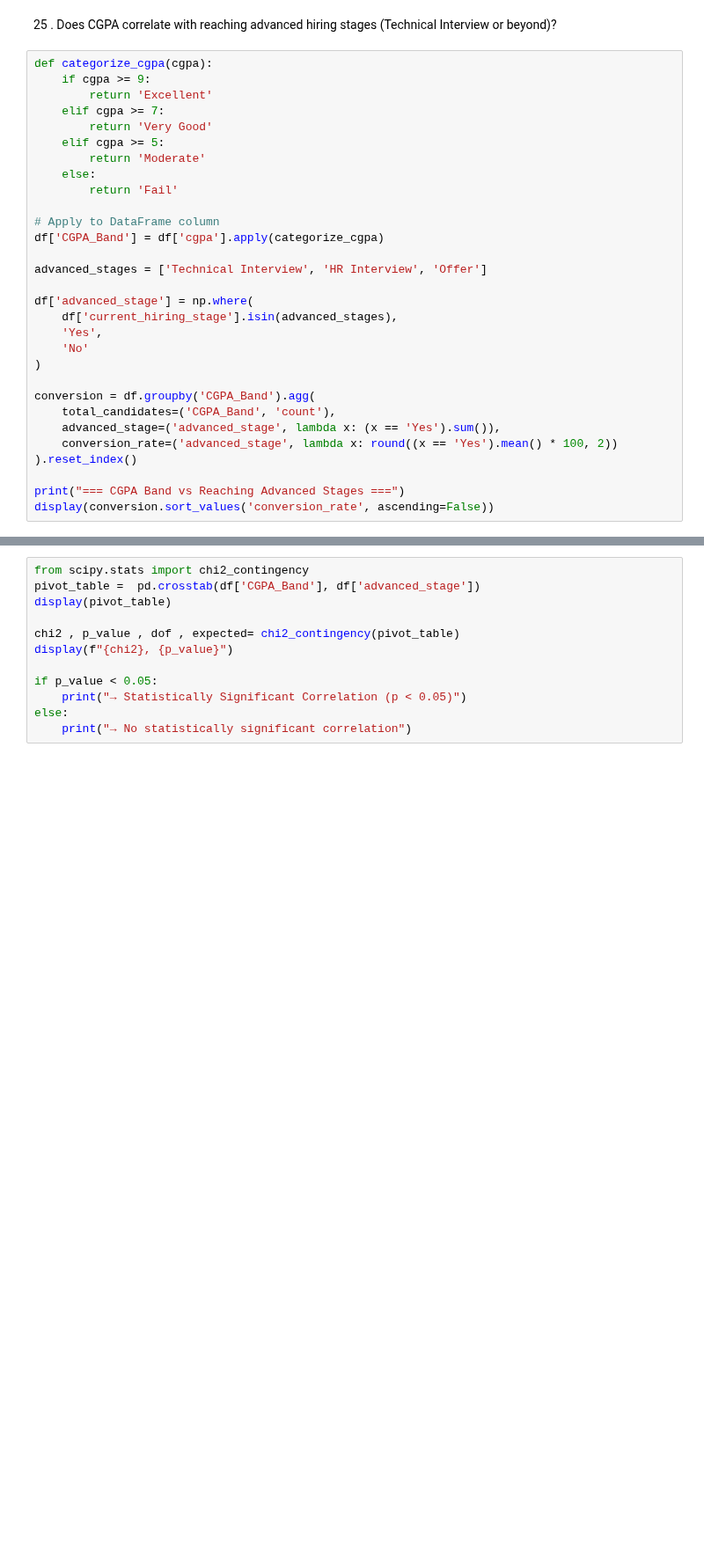
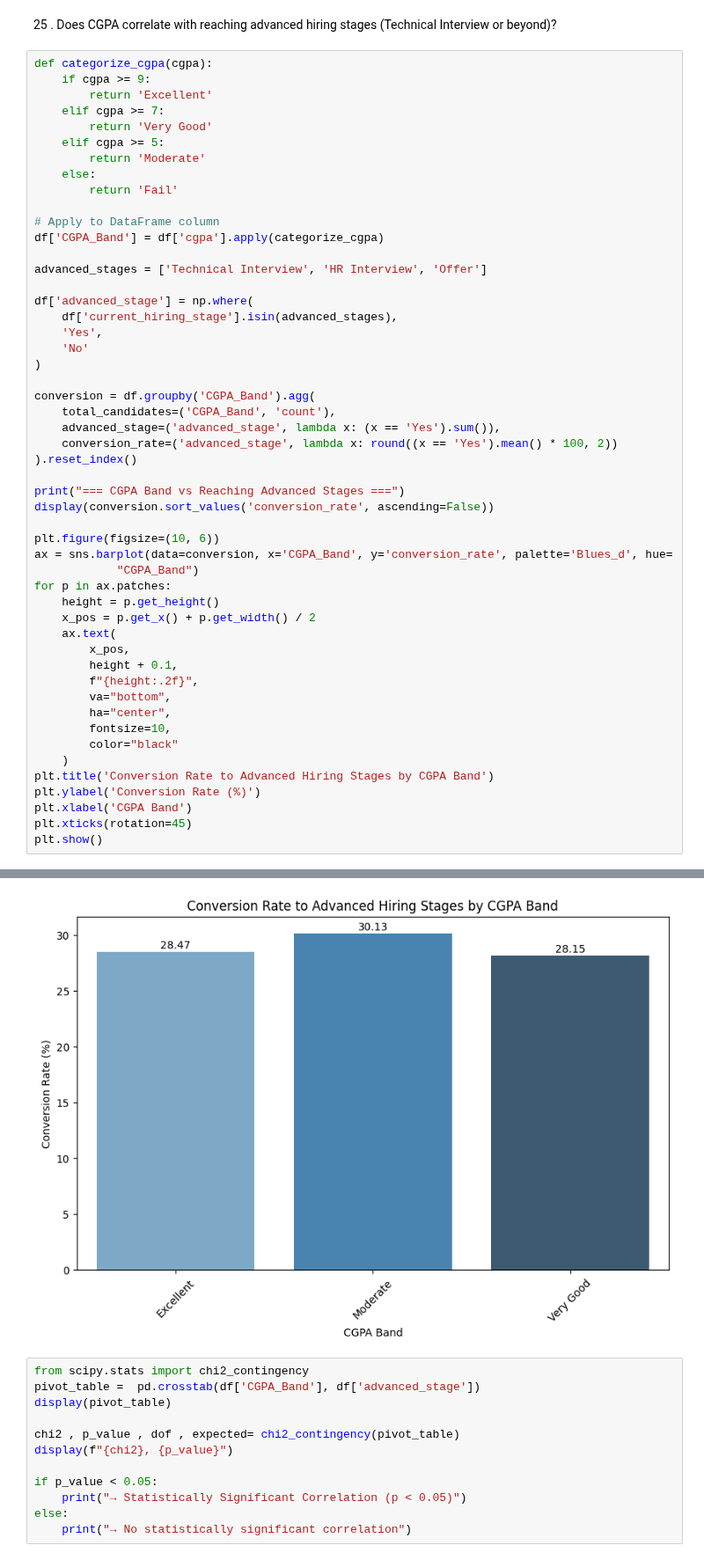
Before and after one commit to Ishasavani1402/Data-Analytics, a Jupyter notebook: fresher_hiring_analysis/EDA.ipynb, the cells around one changed output, grey strips where cells are left out. Shown at 88% size. Saved outputs shown, nothing was run; the diff lists cells and outputs as text; blank space fills up the shorter version.

```diff
--- a/fresher_hiring_analysis/EDA.ipynb
+++ b/fresher_hiring_analysis/EDA.ipynb
@@ -1013,33 +1013,55 @@ def categorize_cgpa(cgpa):
     elif cgpa >= 5:
         return 'Moderate'
     else:
         return 'Fail'
 
 # Apply to DataFrame column
 df['CGPA_Band'] = df['cgpa'].apply(categorize_cgpa)
 
 advanced_stages = ['Technical Interview', 'HR Interview', 'Offer']
 
 df['advanced_stage'] = np.where(
     df['current_hiring_stage'].isin(advanced_stages),
     'Yes',
     'No'
 )
 
 conversion = df.groupby('CGPA_Band').agg(
     total_candidates=('CGPA_Band', 'count'),
     advanced_stage=('advanced_stage', lambda x: (x == 'Yes').sum()),
     conversion_rate=('advanced_stage', lambda x: round((x == 'Yes').mean() * 100, 2))
 ).reset_index()
 
 print("=== CGPA Band vs Reaching Advanced Stages ===")
 display(conversion.sort_values('conversion_rate', ascending=False))
+
+plt.figure(figsize=(10, 6))
+ax = sns.barplot(data=conversion, x='CGPA_Band', y='conversion_rate', palette='Blues_d', hue=
+            "CGPA_Band")
+for p in ax.patches:
+    height = p.get_height()
+    x_pos = p.get_x() + p.get_width() / 2
+    ax.text(
+        x_pos,
+        height + 0.1,
+        f"{height:.2f}",
+        va="bottom",
+        ha="center",
+        fontsize=10,
+        color="black"
+    )
+plt.title('Conversion Rate to Advanced Hiring Stages by CGPA Band')
+plt.ylabel('Conversion Rate (%)')
+plt.xlabel('CGPA Band')
+plt.xticks(rotation=45)
+plt.show()
 # %% [output]
 === CGPA Band vs Reaching Advanced Stages ===
 |  | CGPA_Band | total_candidates | advanced_stage | conversion_rate |
 | 1 | Moderate | 1673 | 504 | 30.13 |
 | 0 | Excellent | 1110 | 316 | 28.47 |
 | 2 | Very Good | 2217 | 624 | 28.15 |
+[figure, added]
 # %%
 from scipy.stats import chi2_contingency
 pivot_table =  pd.crosstab(df['CGPA_Band'], df['advanced_stage'])
```
Also changed, not shown: parts of 8 cells of this notebook, 1 other file.
